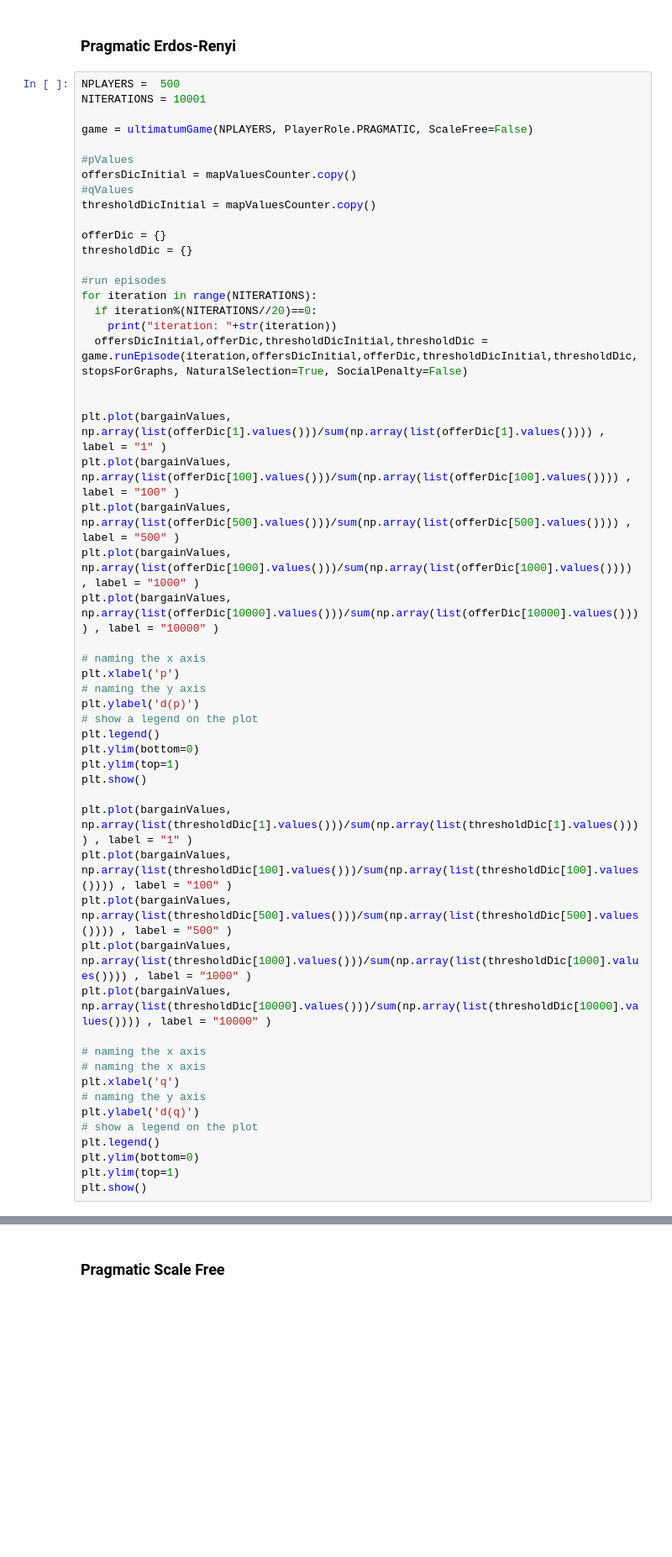
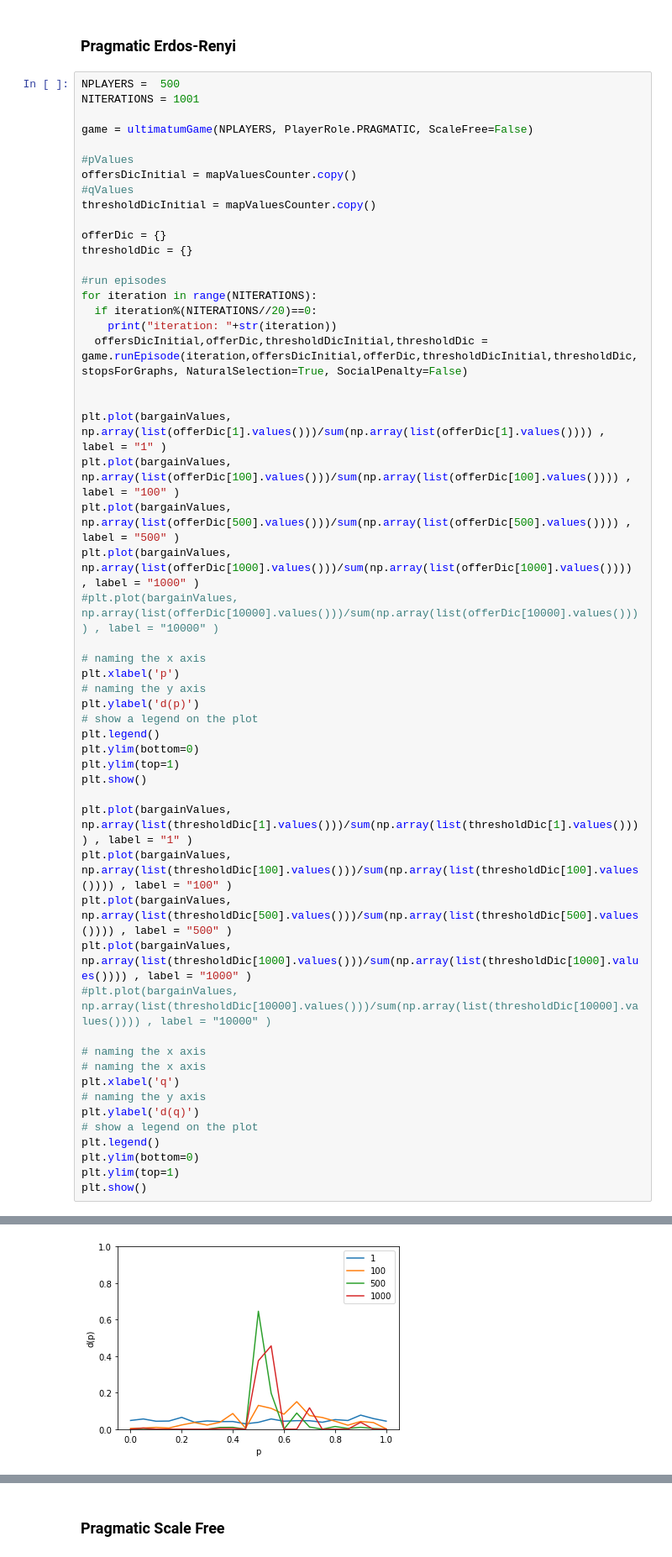
Before and after one commit to rufimelo99/UltimatumGame, a Jupyter notebook: UltimatumGame.ipynb, the cells around one changed output, grey strips where cells are left out. Shown at 84% size. Saved outputs shown, nothing was run; the diff lists cells and outputs as text; blank space fills up the shorter version.

```diff
--- a/UltimatumGame.ipynb
+++ b/UltimatumGame.ipynb
@@ -360,7 +360,7 @@ iteration: 10000
 ### Pragmatic Erdos-Renyi
 # %%
 NPLAYERS =  500
-NITERATIONS = 10001
+NITERATIONS = 1001
 
 game = ultimatumGame(NPLAYERS, PlayerRole.PRAGMATIC, ScaleFree=False)
 
@@ -383,7 +383,7 @@ plt.plot(bargainValues, np.array(list(offerDic[1].values()))/sum(np.array(list(o
 plt.plot(bargainValues, np.array(list(offerDic[100].values()))/sum(np.array(list(offerDic[100].values()))) , label = "100" )
 plt.plot(bargainValues, np.array(list(offerDic[500].values()))/sum(np.array(list(offerDic[500].values()))) , label = "500" )
 plt.plot(bargainValues, np.array(list(offerDic[1000].values()))/sum(np.array(list(offerDic[1000].values()))) , label = "1000" )
-plt.plot(bargainValues, np.array(list(offerDic[10000].values()))/sum(np.array(list(offerDic[10000].values()))) , label = "10000" )
+#plt.plot(bargainValues, np.array(list(offerDic[10000].values()))/sum(np.array(list(offerDic[10000].values()))) , label = "10000" )
 
 # naming the x axis
 plt.xlabel('p')
@@ -399,7 +399,7 @@ plt.plot(bargainValues, np.array(list(thresholdDic[1].values()))/sum(np.array(li
 plt.plot(bargainValues, np.array(list(thresholdDic[100].values()))/sum(np.array(list(thresholdDic[100].values()))) , label = "100" )
 plt.plot(bargainValues, np.array(list(thresholdDic[500].values()))/sum(np.array(list(thresholdDic[500].values()))) , label = "500" )
 plt.plot(bargainValues, np.array(list(thresholdDic[1000].values()))/sum(np.array(list(thresholdDic[1000].values()))) , label = "1000" )
-plt.plot(bargainValues, np.array(list(thresholdDic[10000].values()))/sum(np.array(list(thresholdDic[10000].values()))) , label = "10000" )
+#plt.plot(bargainValues, np.array(list(thresholdDic[10000].values()))/sum(np.array(list(thresholdDic[10000].values()))) , label = "10000" )
 
 # naming the x axis
 # naming the x axis
@@ -411,3 +411,4 @@ plt.legend()
 plt.ylim(bottom=0)
 plt.ylim(top=1)
 plt.show()
+# %% [output]
@@ -413,0 +432 @@ plt.show()
+[figure, added]
```
Also changed, not shown: parts of 20 cells of this notebook.
